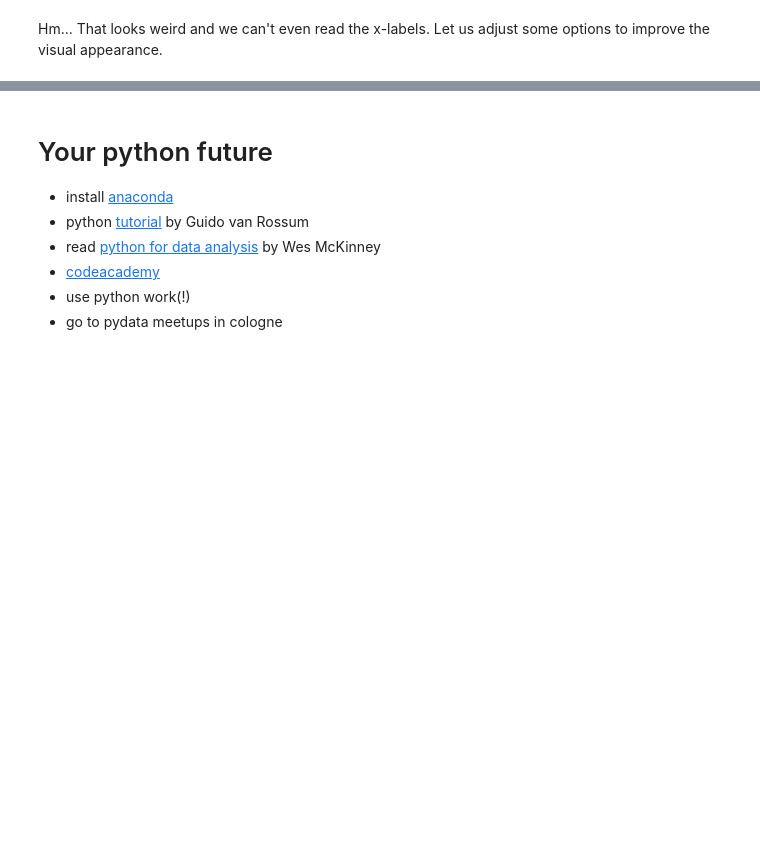
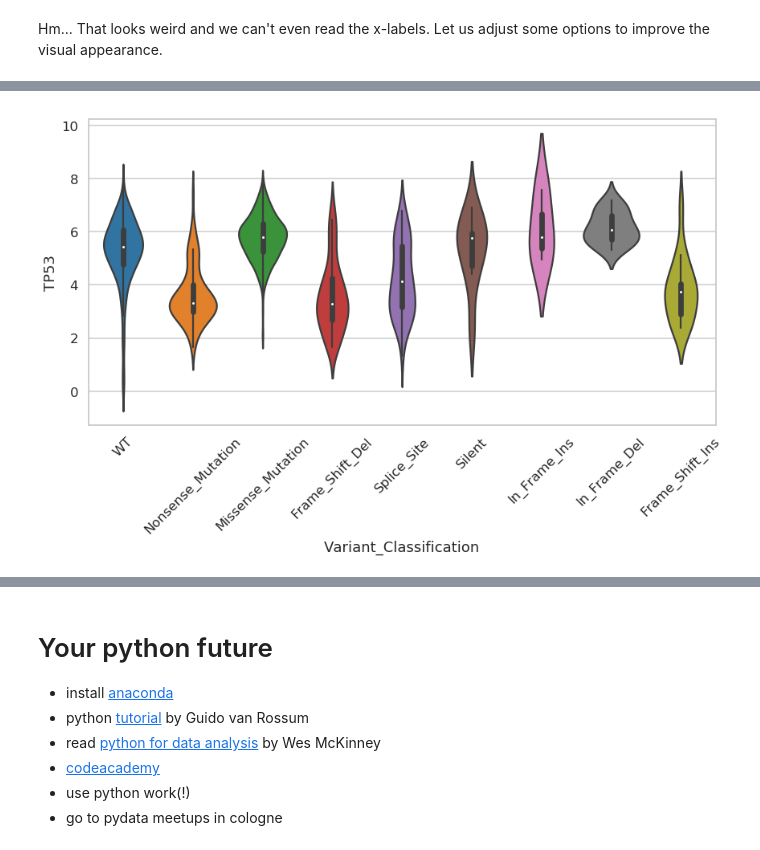
Before and after one commit to andreassteffen/python_WS_2019, a Jupyter notebook: notebooks/python workshop 2019.ipynb, the cells around one changed output, grey strips where cells are left out. Saved outputs shown, nothing was run; the diff lists cells and outputs as text; code cells hidden in the pictures; blank space fills up the shorter version.

```diff
--- a/notebooks/python workshop 2019.ipynb
+++ b/notebooks/python workshop 2019.ipynb
@@ -354,0 +597,3 @@ df
+# %%
+for col in df.columns:
+    print(col)
@@ -545,5 +1141,5 @@ plt.savefig('nice_plot.png',bbox_inches = 'tight')
 # %%
-def beautiful_viz(df, plot_func, file_name, x="Variant_Classification", y="TP53", order_var=[]):
+def beautiful_viz(df, plot_func, file_name, x="Variant_Classification", y="TP53", order_var=None):
     plt.figure(figsize=(14,7)) # change figure size
     sns.set_context('talk')
     sns.set_style('whitegrid')
@@ -554,7 +1150,9 @@ def beautiful_viz(df, plot_func, file_name, x="Variant_Classification", y="TP53"
     plt.xticks(rotation=45); # rotate x-labels by 45 degrees counter clock-wise
     plt.savefig(file_name,bbox_inches = 'tight')
 # %%
-beautiful_viz(df_exp_3,sns.swarmplot,'nice.png')
+beautiful_viz(df_exp_3,sns.violinplot,'nice.png')
+# %% [output]
+[figure, added]
 # %%
 # join proper cell line (that biologsts understand)
 df_out = df_exp_3.join(df_s[['stripped_cell_line_name',"lineage","lineage_subtype","lineage_sub_subtype"]])
```
Also changed, not shown: parts of 116 cells of this notebook, 2 other files.
